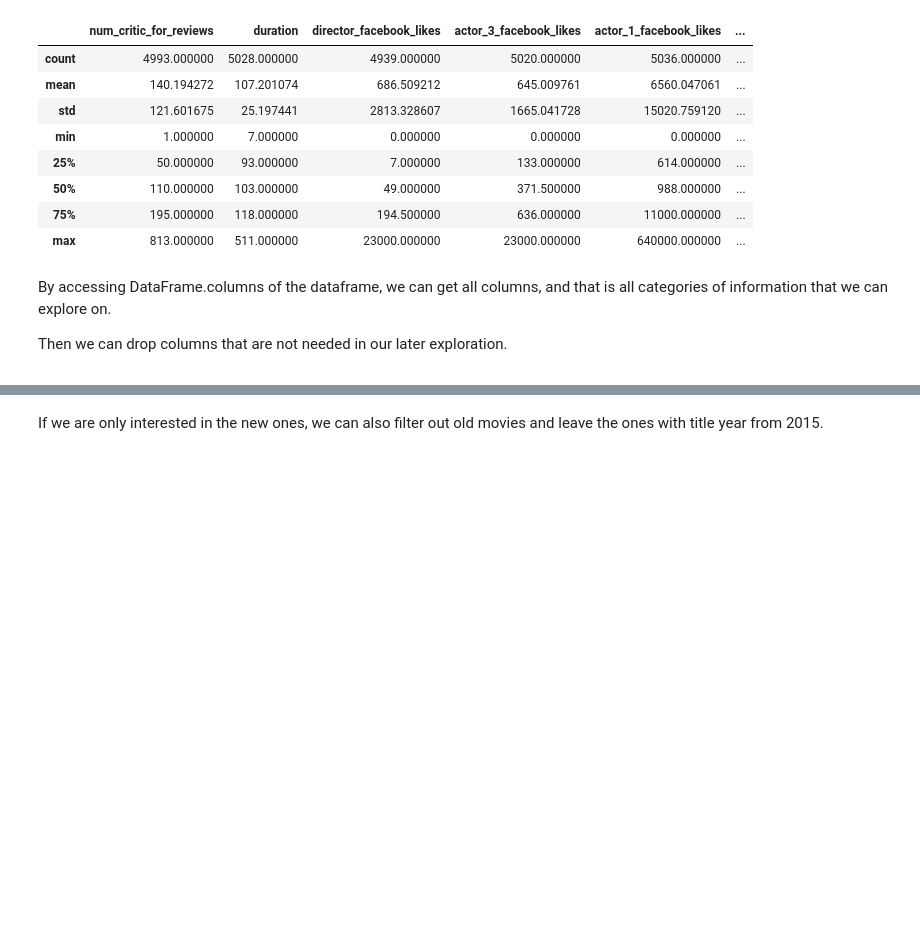
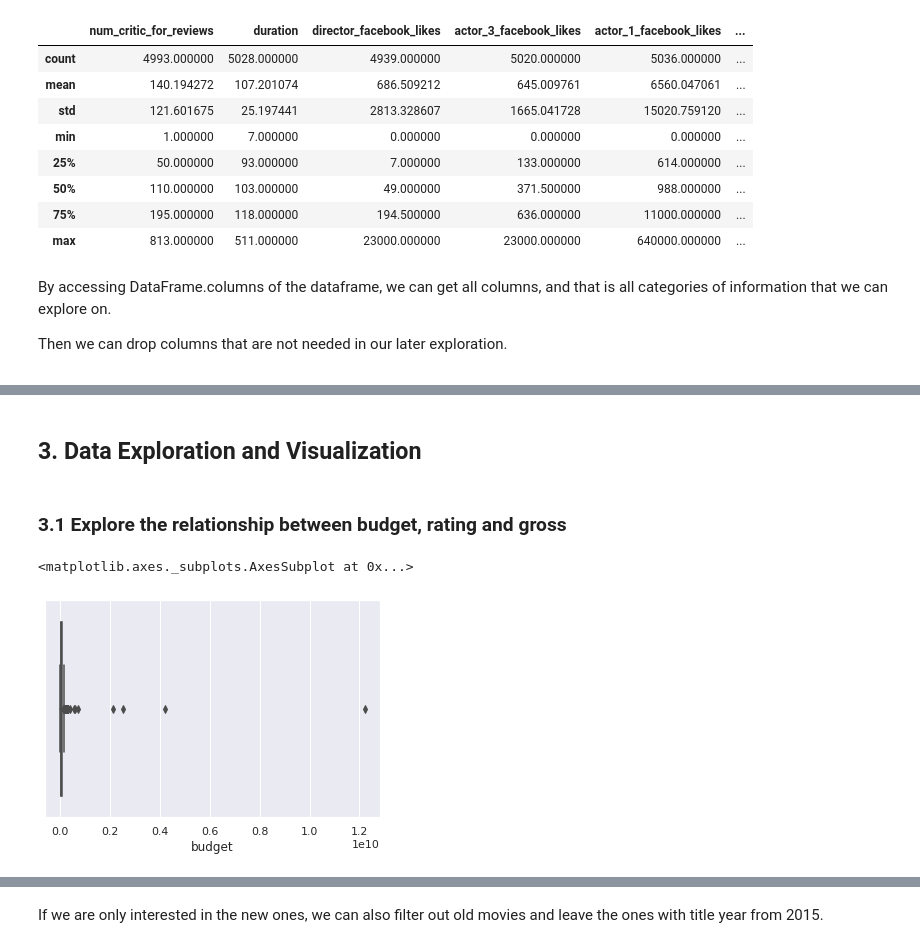
Before and after one commit to mookee233/final_tutorial, a Jupyter notebook: draft.ipynb, the cells around one changed output, grey strips where cells are left out. Drawn from its saved outputs; the diff is of its cells as text; code cells hidden in the pictures; blank space fills up the shorter version.

```diff
--- a/draft.ipynb
+++ b/draft.ipynb
@@ -93,0 +151,9 @@ Index(['color', 'director_name', 'num_critic_for_reviews', 'duration',
+# %% [markdown]
+## 3. Data Exploration and Visualization
+# %% [markdown]
+### 3.1 Explore the relationship between budget, rating and gross
+# %%
+seaborn.boxplot(x=movies['budget'])
+# %% [output]
+<matplotlib.axes._subplots.AxesSubplot at 0x...>
+[figure, added]
```
Also changed, not shown: parts of 20 cells of this notebook.
